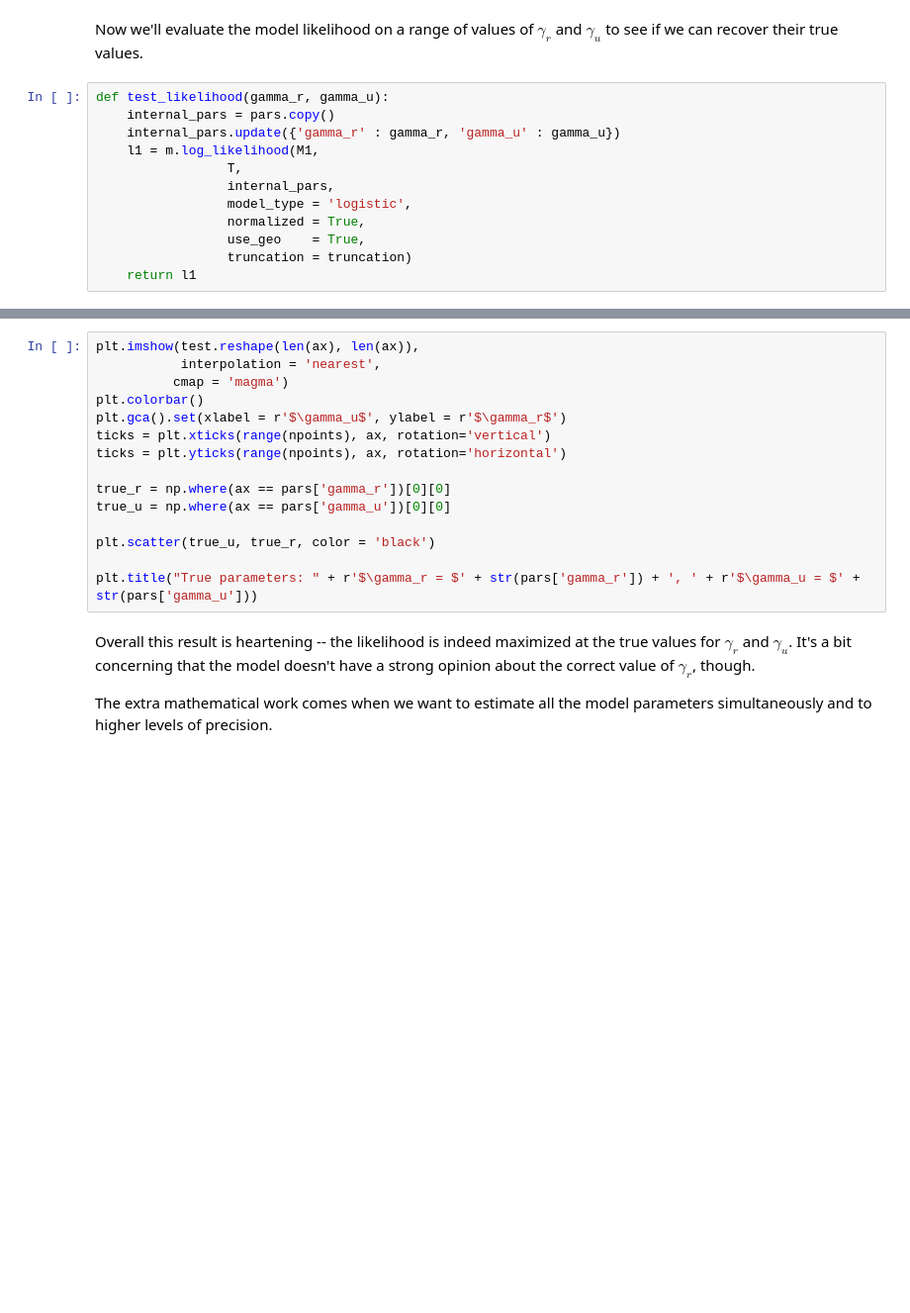
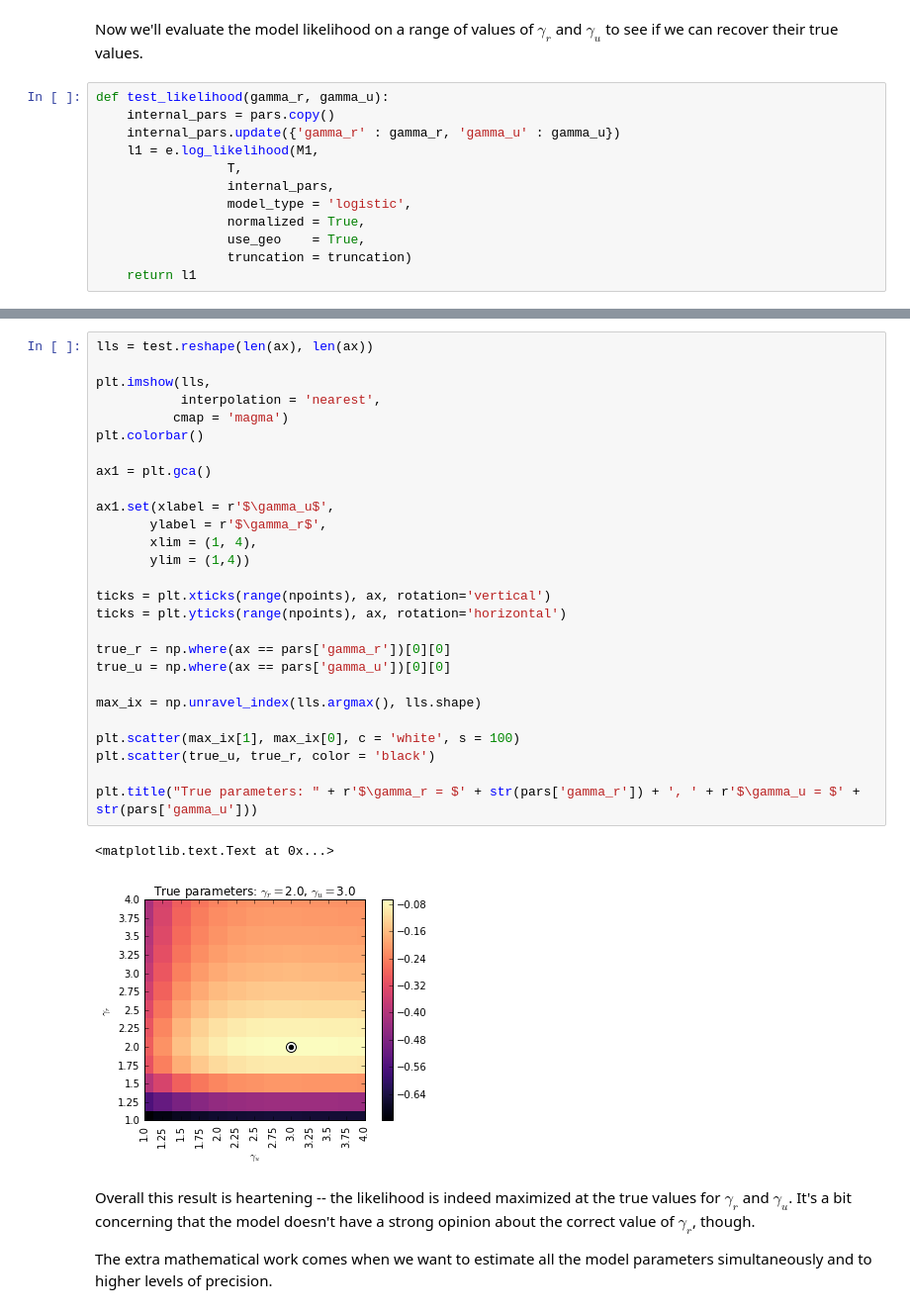
Before and after one commit to adrianalbert/city-simulator, a Jupyter notebook: Inference Basic Demo.ipynb, the cells around one changed output, grey strips where cells are left out. Shown at 99% size. Saved outputs shown, nothing was run; the diff lists cells and outputs as text; blank space fills up the shorter version.

```diff
--- a/Inference Basic Demo.ipynb
+++ b/Inference Basic Demo.ipynb
@@ -81,7 +85,7 @@ Now we'll evaluate the model likelihood on a range of values of $\gamma_r$ and $
 def test_likelihood(gamma_r, gamma_u):
     internal_pars = pars.copy()
     internal_pars.update({'gamma_r' : gamma_r, 'gamma_u' : gamma_u})
-    l1 = m.log_likelihood(M1,
+    l1 = e.log_likelihood(M1,
                  T,
                  internal_pars,
                  model_type = 'logistic',
@@ -97,18 +103,33 @@ test = np.array([test_likelihood(coord[0], coord[1]) for coord in coords])
 # %%
-plt.imshow(test.reshape(len(ax), len(ax)),
+lls = test.reshape(len(ax), len(ax))
+
+plt.imshow(lls,
            interpolation = 'nearest',
           cmap = 'magma')
 plt.colorbar()
-plt.gca().set(xlabel = r'$\gamma_u$', ylabel = r'$\gamma_r$')
+
+ax1 = plt.gca()
+
+ax1.set(xlabel = r'$\gamma_u$',
+       ylabel = r'$\gamma_r$',
+       xlim = (1, 4),
+       ylim = (1,4))
+
 ticks = plt.xticks(range(npoints), ax, rotation='vertical')
 ticks = plt.yticks(range(npoints), ax, rotation='horizontal')
 
 true_r = np.where(ax == pars['gamma_r'])[0][0]
 true_u = np.where(ax == pars['gamma_u'])[0][0]
 
+max_ix = np.unravel_index(lls.argmax(), lls.shape)
+
+plt.scatter(max_ix[1], max_ix[0], c = 'white', s = 100)
 plt.scatter(true_u, true_r, color = 'black')
 
 plt.title("True parameters: " + r'$\gamma_r = $' + str(pars['gamma_r']) + ', ' + r'$\gamma_u = $' + str(pars['gamma_u']))
+# %% [output]
+<matplotlib.text.Text at 0x...>
+[figure, added]
 # %% [markdown]
 Overall this result is heartening -- the likelihood is indeed maximized at the true values for $\gamma_r$ and $\gamma_u$. It's a bit concerning that the model doesn't have a strong opinion about the correct value of $\gamma_r$, though.
 
```
Also changed, not shown: parts of 6 cells of this notebook, 4 other files.
